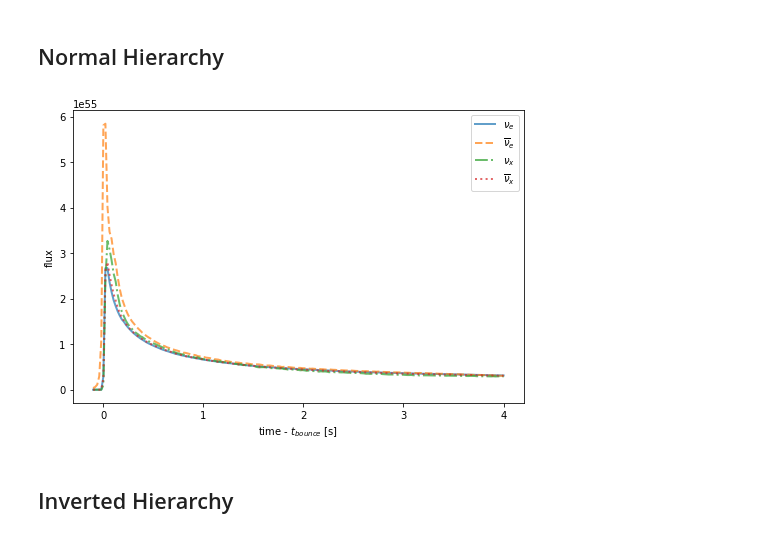
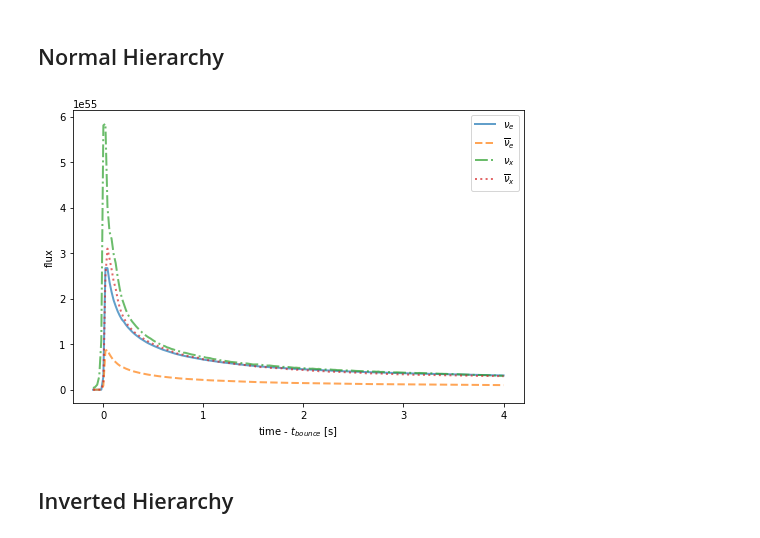
Before and after one commit to icecube/ASTERIA, a Jupyter notebook: docs/nb/supernova_mixing.ipynb, the cells around one changed output. Saved outputs shown, nothing was run; the diff lists cells and outputs as text; code cells hidden in the pictures.

```diff
--- a/docs/nb/supernova_mixing.ipynb
+++ b/docs/nb/supernova_mixing.ipynb
@@ -55,32 +55,32 @@ fig.tight_layout()
 # %%
 fig1, ax = plt.subplots(1,1, figsize=(7,5))
 t = np.linspace(-0.1, 4, 201) * u.s
 
 nu_list = []
 i = 0
 for flavor in Flavor:
     flux = ccsn.get_flux(t, flavor)
     nu_list.append(flux)
 
 nu_e = nu_list[2]
 nu_x = [(a + b)/2 for a, b in zip(nu_list[0], nu_list[2])]
 nu_e_bar = [a*c2t12 + b*s2t12 for a, b in zip(nu_list[1], nu_list[2])]
 nu_x_bar = [((1.0-c2t12)*a + (1.0+c2t12)*b)/2 for a, b in zip(nu_list[1], nu_list[2])]
-nu_new = [nu_e, nu_x, nu_e_bar, nu_x_bar]
+nu_new = [nu_e, nu_e_bar, nu_x, nu_x_bar]
 
 for ls, i, flavor in zip(["-", "--", "-.", ":"], range(len(nu_new)), Flavor):
     new_flux = nu_new[i]
     ax.plot(t, new_flux, ls, lw=2, alpha=0.7, label=flavor.to_tex()),
 
 # plt.yscale('log')
 # plt.ylim(3e51, 5e53)
 
 ax.set(xlabel='time - $t_{bounce}$ [s]',
        ylabel='flux')
 ax.legend()
 fig1.tight_layout()
 # %% [output]
-[figure, old version]
+[figure, new version]
 # %% [markdown]
 ## Inverted Hierarchy
 # %%
```
Also changed, not shown: parts of 5 cells of this notebook.
